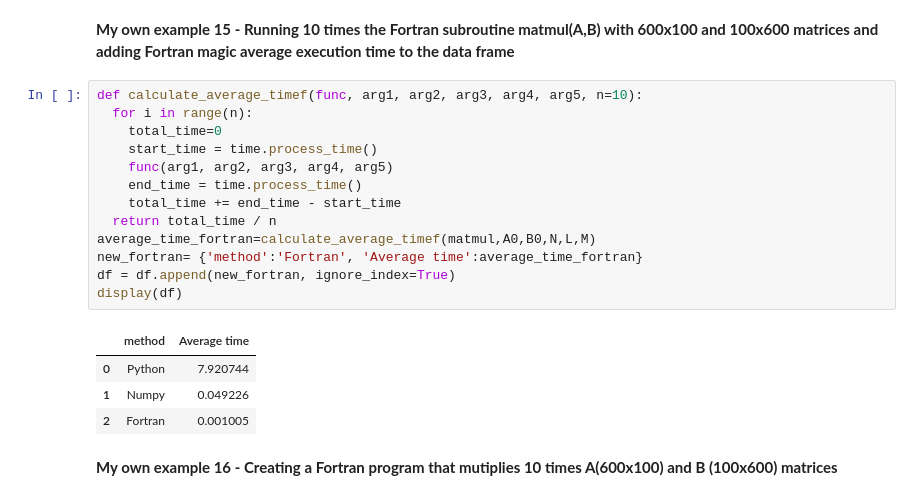
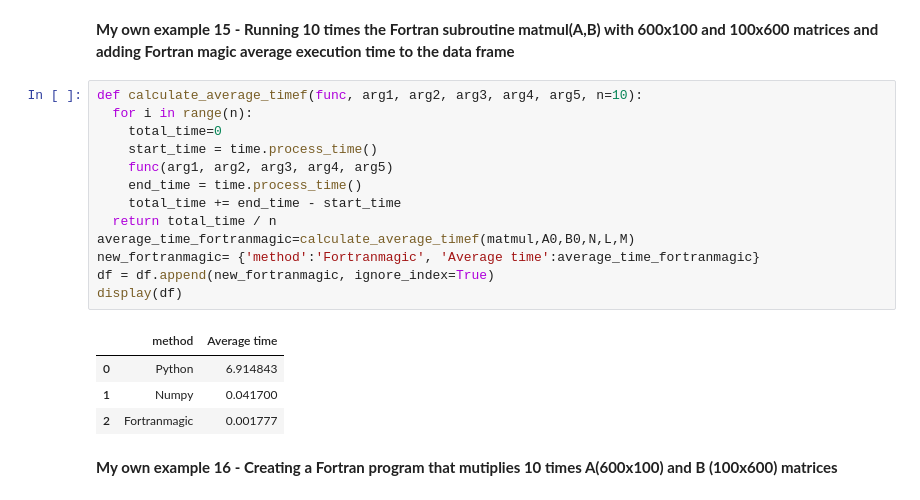
Before and after one commit to jtndavid/MetNumUN2023II, a Jupyter notebook: Lab2/jvelosal_Lab2.ipynb, the cells around one changed output. Saved outputs shown, nothing was run; the diff lists cells and outputs as text.

```diff
--- a/Lab2/jvelosal_Lab2.ipynb
+++ b/Lab2/jvelosal_Lab2.ipynb
@@ -504,20 +508,20 @@ array([[25.16667315, 25.52023186, 23.95392481, ..., 25.25159258,
 # %%
 def calculate_average_timef(func, arg1, arg2, arg3, arg4, arg5, n=10):
   for i in range(n):
     total_time=0
     start_time = time.process_time()
     func(arg1, arg2, arg3, arg4, arg5)
     end_time = time.process_time()
     total_time += end_time - start_time
   return total_time / n
-average_time_fortran=calculate_average_timef(matmul,A0,B0,N,L,M)
-new_fortran= {'method':'Fortran', 'Average time':average_time_fortran}
-df = df.append(new_fortran, ignore_index=True)
+average_time_fortranmagic=calculate_average_timef(matmul,A0,B0,N,L,M)
+new_fortranmagic= {'method':'Fortranmagic', 'Average time':average_time_fortranmagic}
+df = df.append(new_fortranmagic, ignore_index=True)
 display(df)
 # %% [output]
 |  | method | Average time |
-| 0 | Python | 7.920744 |
-| 1 | Numpy | 0.049226 |
-| 2 | Fortran | 0.001005 |
+| 0 | Python | 6.914843 |
+| 1 | Numpy | 0.041700 |
+| 2 | Fortranmagic | 0.001777 |
 # %% [markdown]
 **My own example 16 - Creating a  Fortran program that mutiplies 10 times A(600x100) and  B (100x600) matrices**
```
Also changed, not shown: parts of 16 cells of this notebook.
